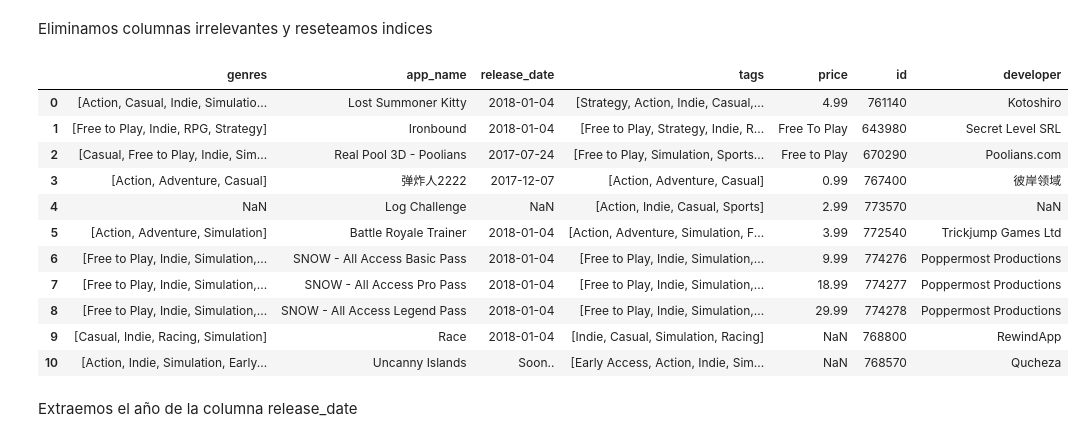
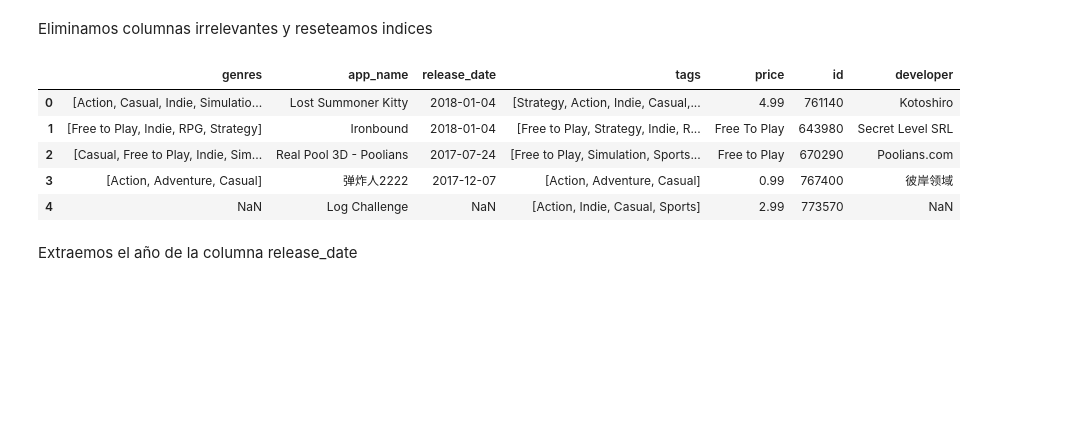
Before and after one commit to rafaelopz1/proyectoMLOps_rafaelopz1, a Jupyter notebook: ETL.ipynb, the cells around one changed output. Cells and saved outputs as stored; diff of their text form; code cells hidden in the pictures; blank space fills up the shorter version.

```diff
--- a/ETL.ipynb
+++ b/ETL.ipynb
@@ -42,20 +42,14 @@ df_games.drop(['publisher','title', 'url', 'reviews_url', 'early_access', 'specs
 # Resetea indices.
 df_games.reset_index(drop=True, inplace=True)
 # %%
-df_games.head(3)
+df_games.head()
 # %% [output]
 |  | genres | app_name | release_date | tags | price | id | developer |
 | 0 | [Action, Casual, Indie, Simulatio... | Lost Summoner Kitty | 2018-01-04 | [Strategy, Action, Indie, Casual,... | 4.99 | 761140 | Kotoshiro |
 | 1 | [Free to Play, Indie, RPG, Strategy] | Ironbound | 2018-01-04 | [Free to Play, Strategy, Indie, R... | Free To Play | 643980 | Secret Level SRL |
 | 2 | [Casual, Free to Play, Indie, Sim... | Real Pool 3D - Poolians | 2017-07-24 | [Free to Play, Simulation, Sports... | Free to Play | 670290 | Poolians.com |
 | 3 | [Action, Adventure, Casual] | 弹炸人2222 | 2017-12-07 | [Action, Adventure, Casual] | 0.99 | 767400 | 彼岸领域 |
 | 4 | NaN | Log Challenge | NaN | [Action, Indie, Casual, Sports] | 2.99 | 773570 | NaN |
-| 5 | [Action, Adventure, Simulation] | Battle Royale Trainer | 2018-01-04 | [Action, Adventure, Simulation, F... | 3.99 | 772540 | Trickjump Games Ltd |
-| 6 | [Free to Play, Indie, Simulation,... | SNOW - All Access Basic Pass | 2018-01-04 | [Free to Play, Indie, Simulation,... | 9.99 | 774276 | Poppermost Productions |
-| 7 | [Free to Play, Indie, Simulation,... | SNOW - All Access Pro Pass | 2018-01-04 | [Free to Play, Indie, Simulation,... | 18.99 | 774277 | Poppermost Productions |
-| 8 | [Free to Play, Indie, Simulation,... | SNOW - All Access Legend Pass | 2018-01-04 | [Free to Play, Indie, Simulation,... | 29.99 | 774278 | Poppermost Productions |
-| 9 | [Casual, Indie, Racing, Simulation] | Race | 2018-01-04 | [Indie, Casual, Simulation, Racing] | NaN | 768800 | RewindApp |
-| 10 | [Action, Indie, Simulation, Early... | Uncanny Islands | Soon.. | [Early Access, Action, Indie, Sim... | NaN | 768570 | Qucheza |
 # %% [markdown]
 Extraemos el año de la columna release_date
 # %%
```
Also changed, not shown: parts of 44 cells of this notebook, 10 other files.
